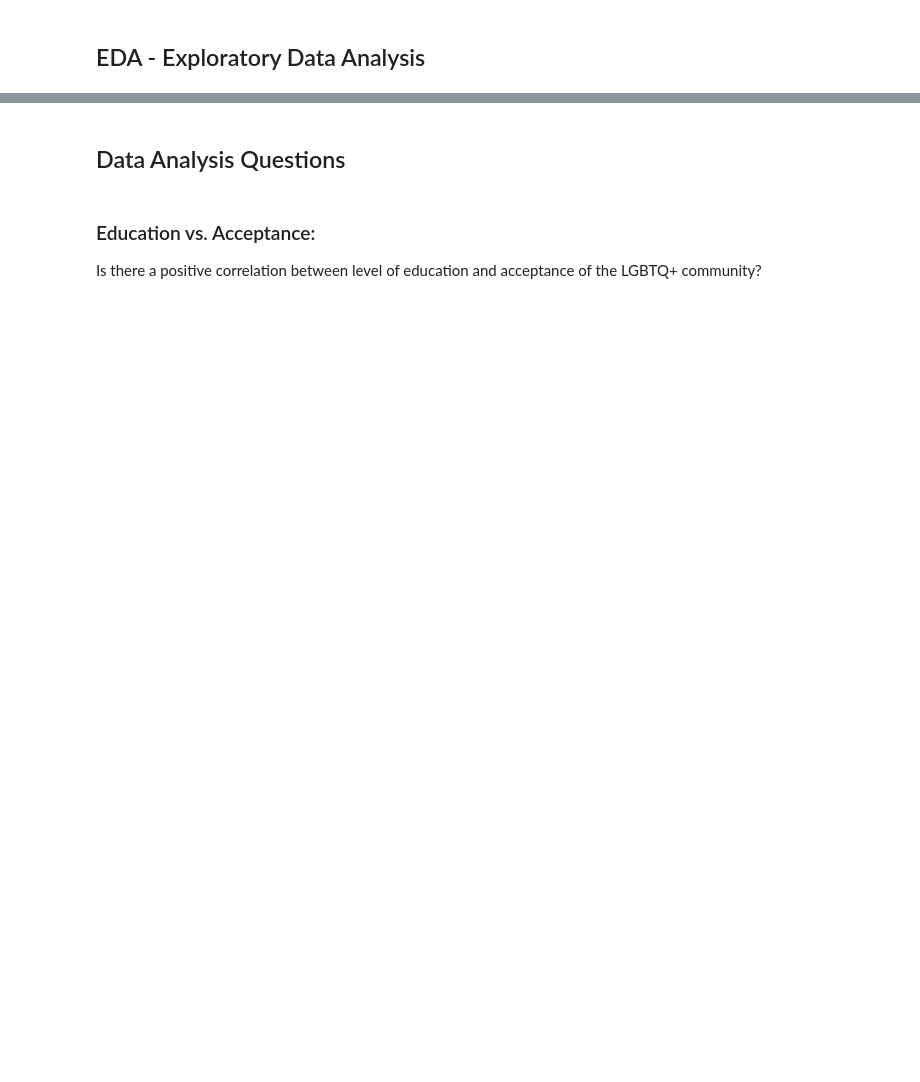
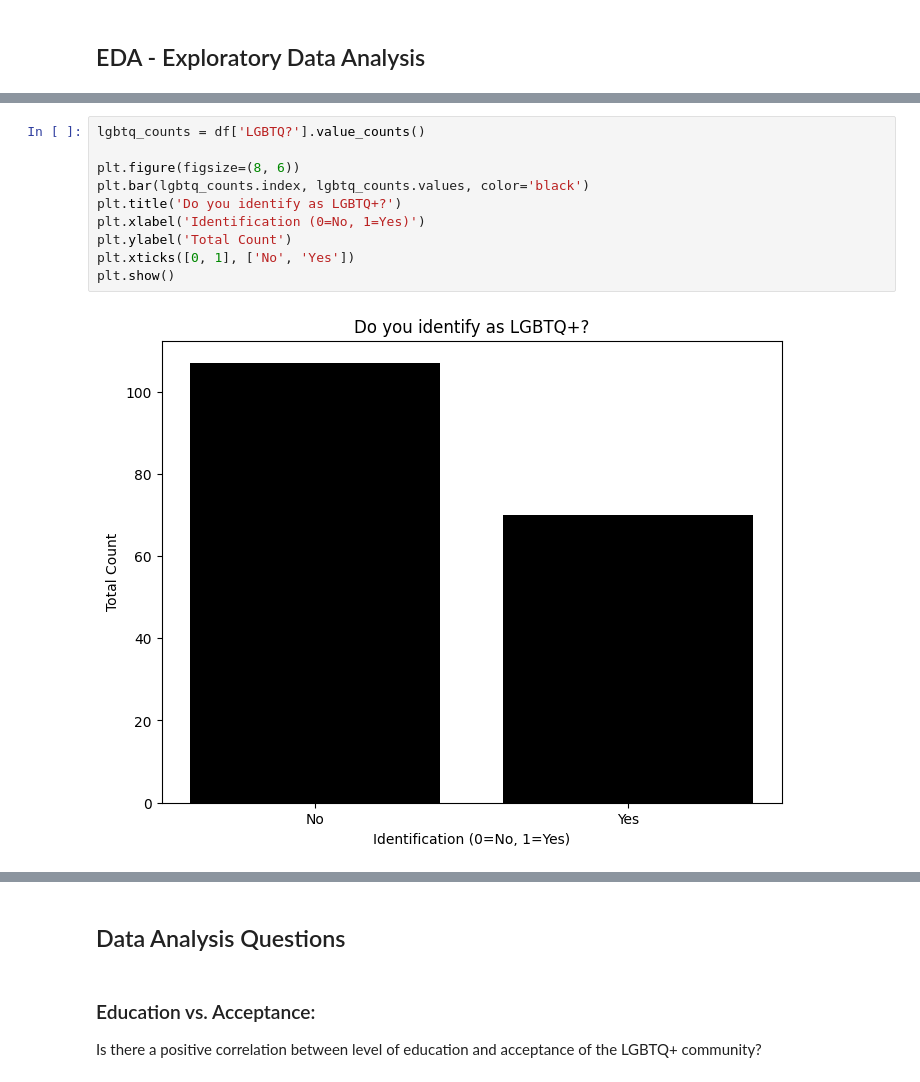
Before and after one commit to amarinmcg/societalacceptanceoflgbtqcommunity, a Jupyter notebook: societalacceptance.ipynb, the cells around one changed output, grey strips where cells are left out. Cells and saved outputs as stored; diff of their text form; blank space fills up the shorter version.

```diff
--- a/societalacceptance.ipynb
+++ b/societalacceptance.ipynb
@@ -202,0 +261,12 @@ plt.show()
+# %%
+lgbtq_counts = df['LGBTQ?'].value_counts()
+
+plt.figure(figsize=(8, 6))
+plt.bar(lgbtq_counts.index, lgbtq_counts.values, color='black')
+plt.title('Do you identify as LGBTQ+?')
+plt.xlabel('Identification (0=No, 1=Yes)')
+plt.ylabel('Total Count')
+plt.xticks([0, 1], ['No', 'Yes'])
+plt.show()
+# %% [output]
+[figure, added]
```
Also changed, not shown: parts of 35 cells of this notebook.
